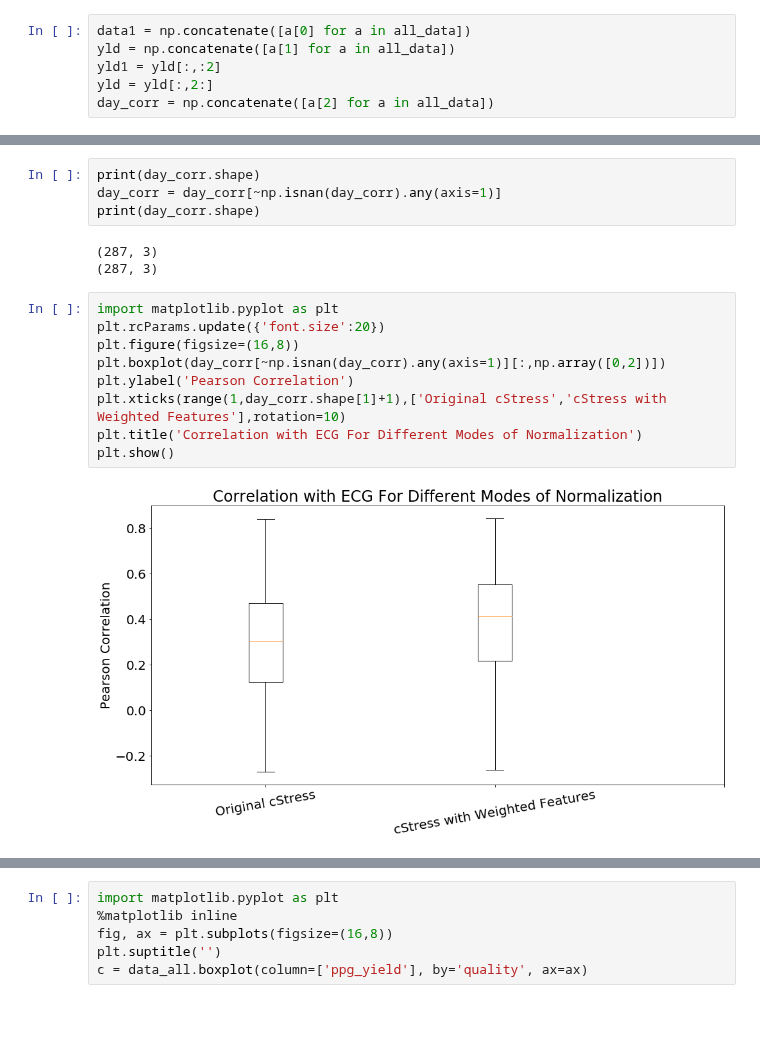
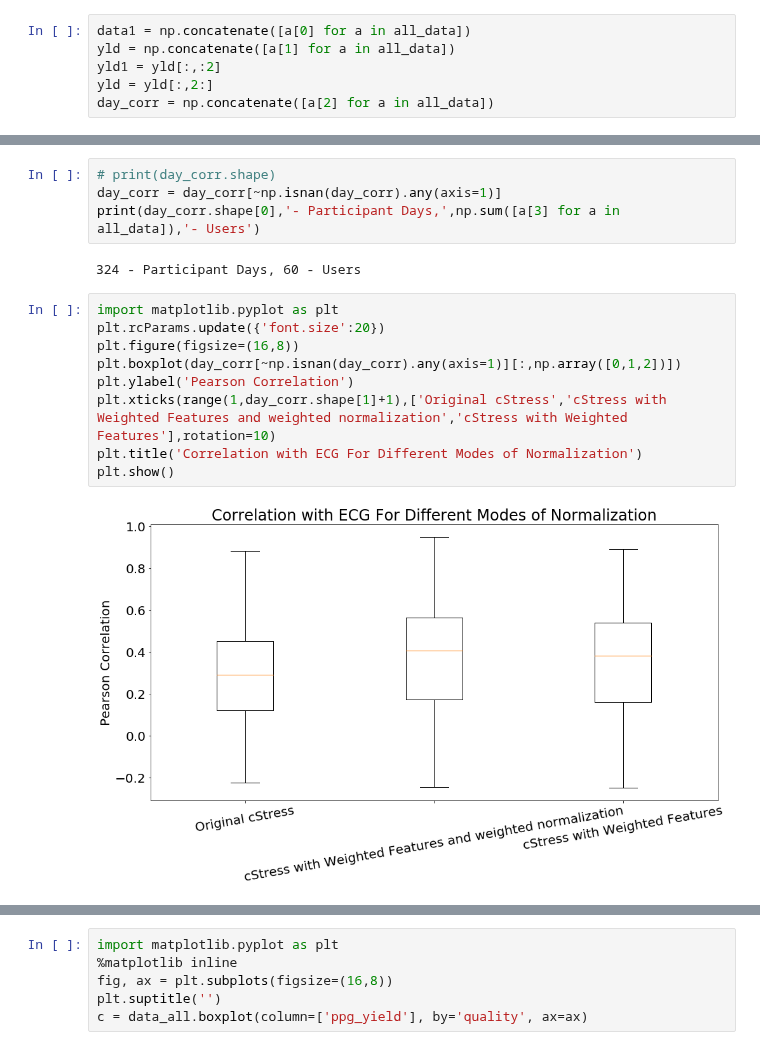
Before and after one commit to aungkonazim/RR-ECG-PPG, a Jupyter notebook: stress_exp/main_read_all_data.ipynb, the cells around one changed output, grey strips where cells are left out. Saved outputs shown, nothing was run; the diff lists cells and outputs as text; blank space fills up the shorter version.

Commit message:
added plotting

```diff
--- a/stress_exp/main_read_all_data.ipynb
+++ b/stress_exp/main_read_all_data.ipynb
@@ -235,21 +240,20 @@ plt.show()
 # %%
-print(day_corr.shape)
+# print(day_corr.shape)
 day_corr = day_corr[~np.isnan(day_corr).any(axis=1)]
-print(day_corr.shape)
+print(day_corr.shape[0],'- Participant Days,',np.sum([a[3] for a in all_data]),'- Users')
 # %% [output]
-(287, 3)
-(287, 3)
+324 - Participant Days, 60 - Users
 # %%
 import matplotlib.pyplot as plt
 plt.rcParams.update({'font.size':20})
 plt.figure(figsize=(16,8))
-plt.boxplot(day_corr[~np.isnan(day_corr).any(axis=1)][:,np.array([0,2])])
+plt.boxplot(day_corr[~np.isnan(day_corr).any(axis=1)][:,np.array([0,1,2])])
 plt.ylabel('Pearson Correlation')
-plt.xticks(range(1,day_corr.shape[1]+1),['Original cStress','cStress with Weighted Features'],rotation=10)
+plt.xticks(range(1,day_corr.shape[1]+1),['Original cStress','cStress with Weighted Features and weighted normalization','cStress with Weighted Features'],rotation=10)
 plt.title('Correlation with ECG For Different Modes of Normalization')
 plt.show()
 # %% [output]
-[figure, old version]
+[figure, new version]
 # %%
 data_all = pd.DataFrame(data1,columns=['quality','corr_orig','corr_new','corr_new1','corr_between','ppg_yield','ecg_yield'])
 data_all1 = pd.DataFrame(yld1,columns=['quality','ppg_yield'])
```
Also changed, not shown: parts of 6 cells of this notebook, 1 other file.
